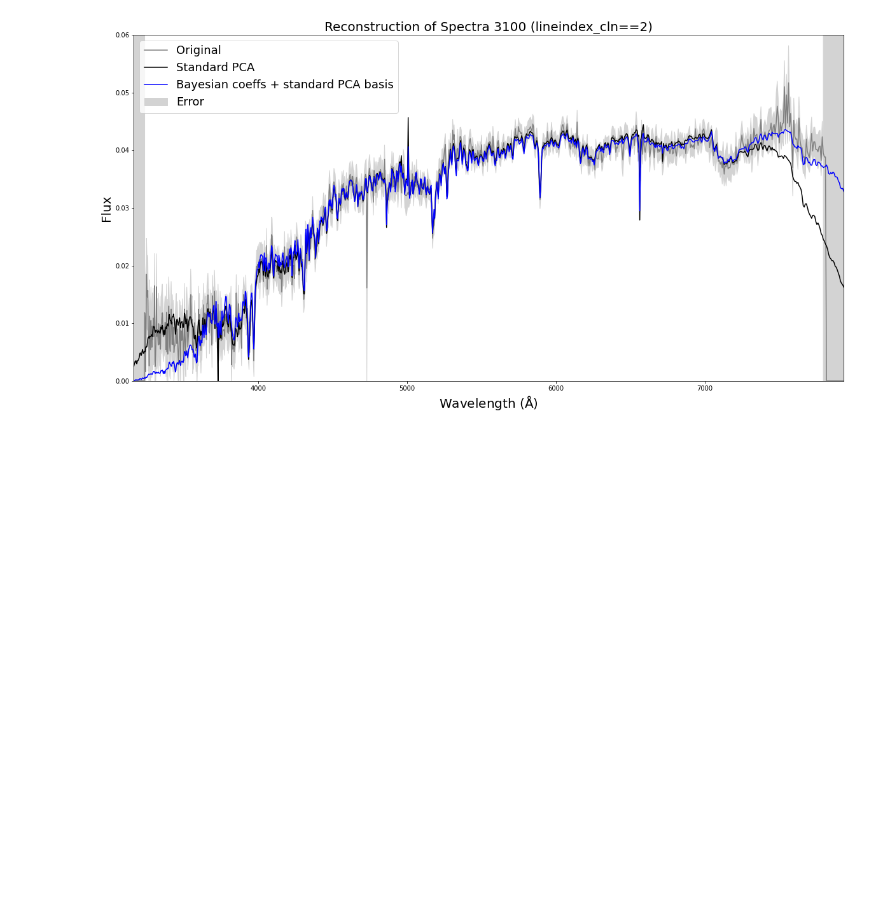
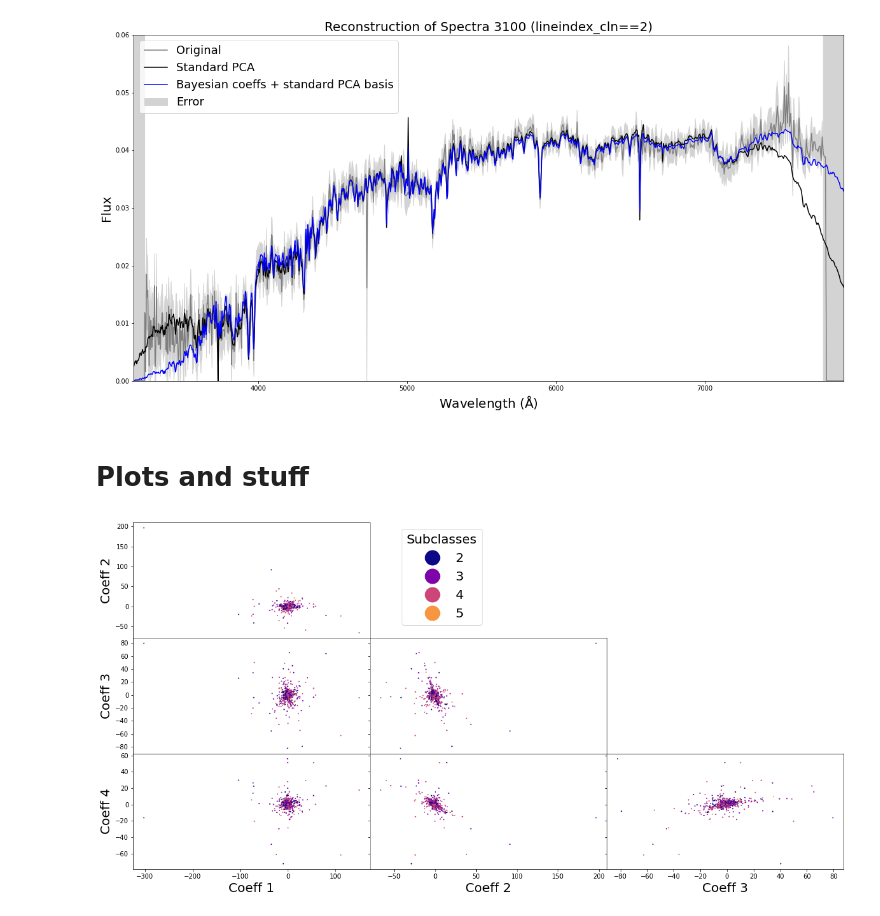
Before and after one commit to ks4617/ASTR-Leistedt-1, a Jupyter notebook: Spectra/jax_clean.ipynb, the cells around one changed output. Cells and saved outputs as stored; diff of their text form; code cells hidden in the pictures; blank space fills up the shorter version.

```diff
--- a/Spectra/jax_clean.ipynb
+++ b/Spectra/jax_clean.ipynb
@@ -210,14 +237,12 @@ def update(step, opt_state, data1):
   opt_state = opt_update(step, grads, opt_state)
   return value, opt_state
 
-num_iterations = 50
+num_iterations = 10
 
-data1 = (X_mu_zeros, sig_inv_diag_arr, logdet_sig_arr, ident)
+data1 = (ident, jnp.array(X_mu_zeros), jnp.array(sig_inv_diag_arr), jnp.array(logdet_sig_arr))
 for step in range(num_iterations):
   # Could potentially also iterate over batches of data
   loss_value, opt_state = update(step, opt_state, data1)
 
 # optimised matrix:
-#W_new_optimised = param_list[0]
-
 W_new_optimised = get_params(opt_state)
@@ -283,6 +272,13 @@ def bayesian_coeffs(W, X_mu_zeros_n, sig_inv_diag, ident):
   etabar = np.sum(Myinv * X_mu_zeros_n[:, None], axis=0)  # (n_components)
   theta_map = np.linalg.solve(Hbar, etabar) # result: maximum a posteriori
   return theta_map
+# %%
+# Function to retrieve PCA coefficients from a PCA
+def bayesian_coeffs(W, X_mu_zeros_n, sig_inv_diag, ident):
+  W_siginv_X = np.matmul(W.T,sig_inv_diag*X_mu_zeros_n)
+  M = np.matmul(W.T, sig_inv_diag[:, None]*W) + ident
+  z_map = np.linalg.solve(M, W_siginv_X)
+  return z_map
 # %%
 spec_num = 3100
 fig = plt.figure(figsize=(20,10))
@@ -313,0 +310,51 @@ np.save('W_new_optimised_10iter_1e-4lr.npy', np.asarray(W_new_optimised[0]))
+# %% [markdown]
+# Plots and stuff
+# %%
+W_optimised_arr = np.asarray(W_new_optimised[0])
+coeffs_optimised = np.zeros(4)
+for i in range(X_mu_zeros.shape[0]):
+  coeffs_optimised = np.vstack((coeffs_optimised, bayesian_coeffs(W_optimised_arr, X_mu_zeros[i],sig_inv_diag_arr[i], ident)))
+
+coeffs_optimised = np.delete(coeffs_optimised, 0, 0)
+# %%
+# Plotting optimised Bayesian coefficients against each other
+plt.figure(figsize=(20,10))
+plt.rc('xtick',labelsize=10)
+plt.rc('ytick',labelsize=10)
+plt.set_cmap('plasma')
+
+ax1 = plt.subplot(3,3,1)
+scatter1 = ax1.scatter(coeffs_optimised[:, 0], coeffs_optimised[:, 1], c = subclass, s=4, lw=0, vmin=2, vmax=6)
+ax1.set_ylabel('Coeff 2', fontsize=20)
+
+ax2 = plt.subplot(3,3,4)
+ax2.scatter(coeffs_optimised[:, 0], coeffs_optimised[:, 2], c = subclass, s=4, lw=0, vmin=2, vmax=6)
+ax2.set_ylabel('Coeff 3', fontsize=20)
+
+ax3 = plt.subplot(3,3,5)
+ax3.scatter(coeffs_optimised[:, 1], coeffs_optimised[:, 2], c = subclass, s=4, lw=0, vmin=2, vmax=6)
+
+ax4 = plt.subplot(3,3,7)
+ax4.scatter(coeffs_optimised[:, 0], coeffs_optimised[:, 3], c = subclass, s=4, lw=0, vmin=2, vmax=6)
+ax4.set_xlabel('Coeff 1', fontsize=20)
+ax4.set_ylabel('Coeff 4', fontsize=20)
+
+ax5 = plt.subplot(3,3,8)
+ax5.scatter(coeffs_optimised[:, 1], coeffs_optimised[:, 3], c = subclass, s=4, lw=0, vmin=2, vmax=6)
+ax5.set_xlabel('Coeff 2', fontsize=20)
+
+ax6 = plt.subplot(3,3,9)
+ax6.scatter(coeffs_optimised[:, 2], coeffs_optimised[:, 3], c = subclass, s=4, lw=0, vmin=2, vmax=6)
+ax6.set_xlabel('Coeff 3', fontsize=20)
+
+plt.subplots_adjust(hspace=.0, wspace=.0)
+axs = np.array([ax1, ax2, ax3, ax4, ax5, ax6])
+for ax in axs.flat:
+    ax.label_outer()
+
+ax1.legend(*scatter1.legend_elements(), bbox_to_anchor=(1.5, 1), title="Subclasses",
+                     fontsize=20, title_fontsize=20, markerscale=4)
+
+plt.show()
+# %% [output]
+[figure, added]
```
Also changed, not shown: parts of 31 cells of this notebook.
